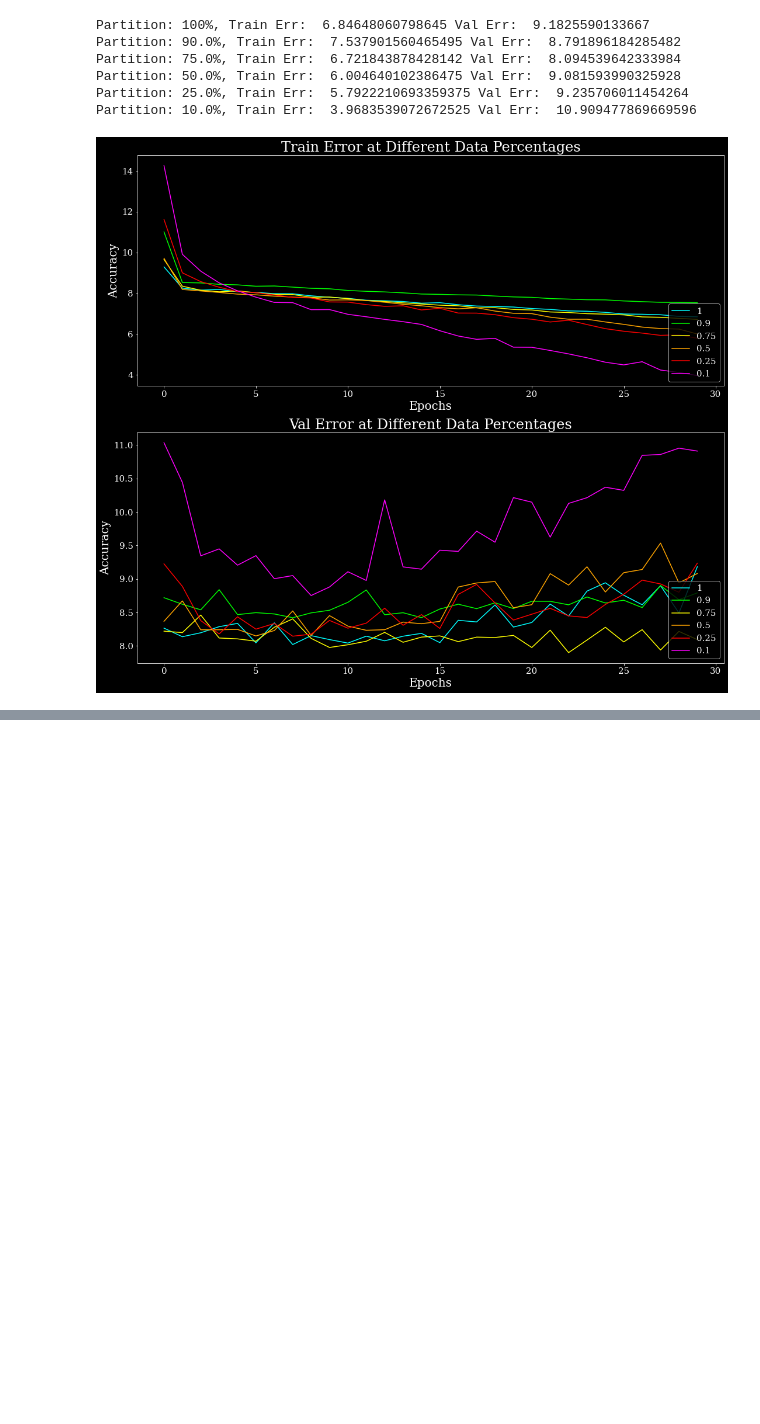
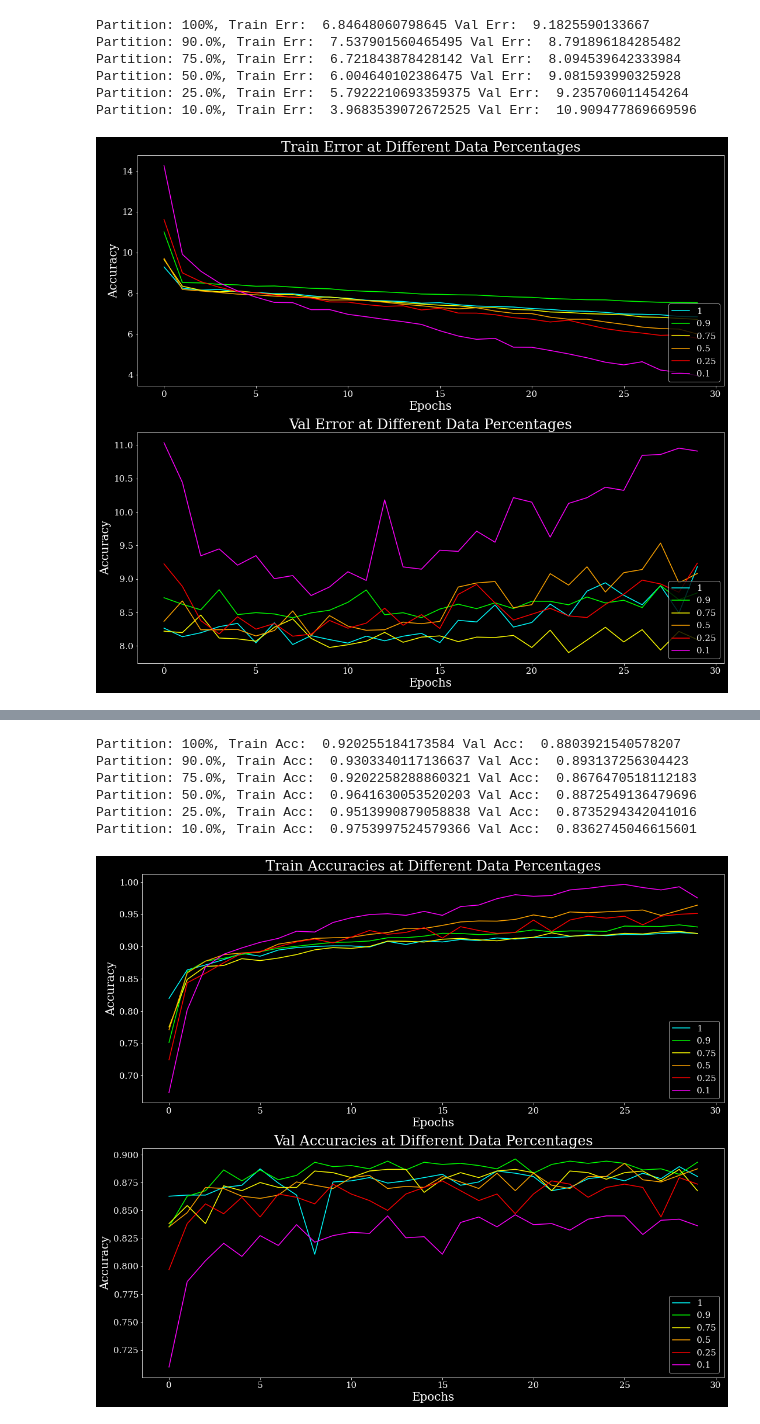
Before and after one commit to timothylindsey/Biola-Lawrence-Livermore-Project, a Jupyter notebook: Code/Testing Different Models - Daniel.ipynb, the cells around one changed output, grey strips where cells are left out. Saved outputs shown, nothing was run; the diff lists cells and outputs as text; code cells hidden in the pictures; blank space fills up the shorter version.

Commit message:
Min model size ran

```diff
--- a/Code/Testing Different Models - Daniel.ipynb
+++ b/Code/Testing Different Models - Daniel.ipynb
@@ -296,0 +300,15 @@ Partition: 10.0%, Train Err:  3.9683539072672525 Val Err:  10.909477869669596
+# %%
+_, _, labels, compoundDataTrain, activitiesTrain = Loader.getTrain(defaultValue=0)
+_, _, _, compoundDataTest, activitiesTest = Loader.getTest(defaultValue=0)
+_, _, _, compoundDataValidate, activitiesValidate = Loader.getValidate(defaultValue=0)
+# %%
+labelsPCA, trainPCA, testPCA, valPCA = Transformer.applyPCA(labels,  compoundDataTrain,
+                                                            compoundDataTest, compoundDataValidate,
+                                                            endDims=[1,1,2,1,2,3,2,4])
+labelsMeanPCA, trainMeanPCA = Transformer.useAverageFD(labelsPCA, trainPCA)
+_, testMeanPCA = Transformer.useAverageFD(labelsPCA, testPCA)
+_, valMeanPCA = Transformer.useAverageFD(labelsPCA, valPCA)
+
+for i in range(len(labelsMeanPCA)):
+    print(i,labelsMeanPCA[i])
+#print(labelsMeanPCA)
@@ -296,0 +429,36 @@ Partition: 10.0%, Train Err:  3.9683539072672525 Val Err:  10.909477869669596
+# %%
+fig, ax = plt.subplots(2, figsize=(18,16))
+colors = ["cyan", "lime", "yellow", "orange", "red", "magenta"]
+
+for i in range(len(dataSegments)):
+    allAcc = []
+    allAccVal = []
+    for j in range(len(modelHistories[i])): #get accuracies formatted nicely
+        allAcc.append(modelHistories[i][j].history["accuracy"])
+        allAccVal.append(modelHistories[i][j].history["val_accuracy"])
+
+    avrAcc = np.average(allAcc, axis=0) #average all the accuracies
+    avrAccVal = np.average(allAccVal, axis=0) #average all the accuracies
+
+    print("Partition:", 100*dataSegments[i], "\b%, Train Acc: ", avrAcc[-1], "Val Acc: ", avrAccVal[-1])
+
+    ax[0].plot(avrAcc, label=dataSegments[i], color=colors[i])
+    ax[1].plot(avrAccVal, label=dataSegments[i], color=colors[i])
+
+
+ax[0].set_title("Train Accuracies at Different Data Percentages", fontsize = 24)
+ax[1].set_title("Val Accuracies at Different Data Percentages", fontsize = 24)
+
+for i in range(2):
+    ax[i].tick_params(axis='both', which='major', labelsize=15)
+    ax[i].legend(loc = 'lower right', fontsize = 15)
+    ax[i].set_xlabel("Epochs", fontsize = 20)
+    ax[i].set_ylabel("Accuracy", fontsize = 20)
+# %% [output]
+Partition: 100%, Train Acc:  0.920255184173584 Val Acc:  0.8803921540578207
+Partition: 90.0%, Train Acc:  0.9303340117136637 Val Acc:  0.893137256304423
+Partition: 75.0%, Train Acc:  0.9202258288860321 Val Acc:  0.8676470518112183
+Partition: 50.0%, Train Acc:  0.9641630053520203 Val Acc:  0.8872549136479696
+Partition: 25.0%, Train Acc:  0.9513990879058838 Val Acc:  0.8735294342041016
+Partition: 10.0%, Train Acc:  0.9753997524579366 Val Acc:  0.8362745046615601
+[figure, added]
```
Also changed, not shown: parts of 6 cells of this notebook, 2 other files.
